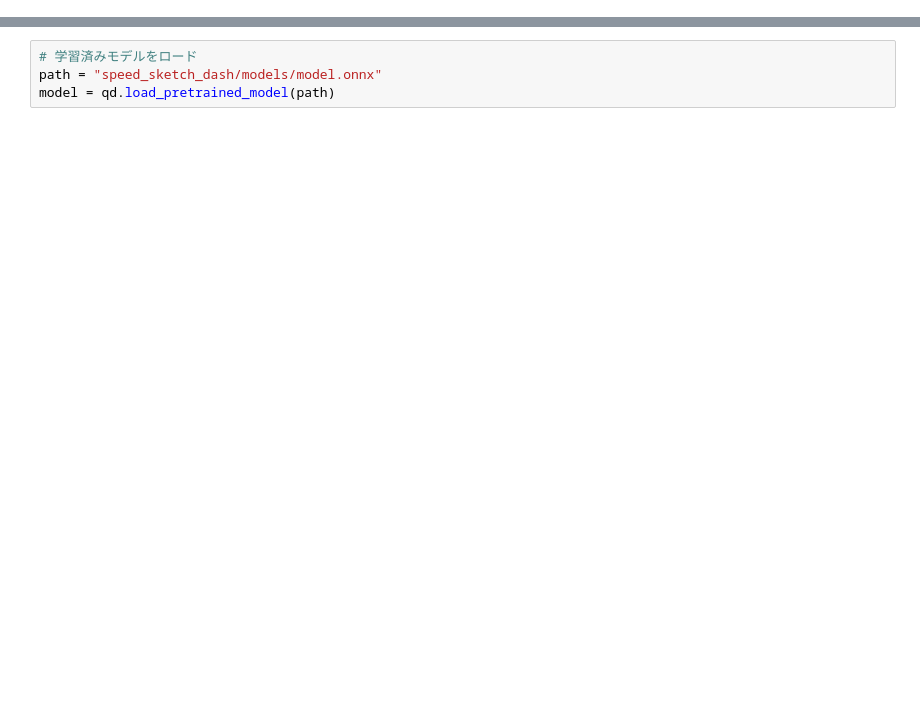
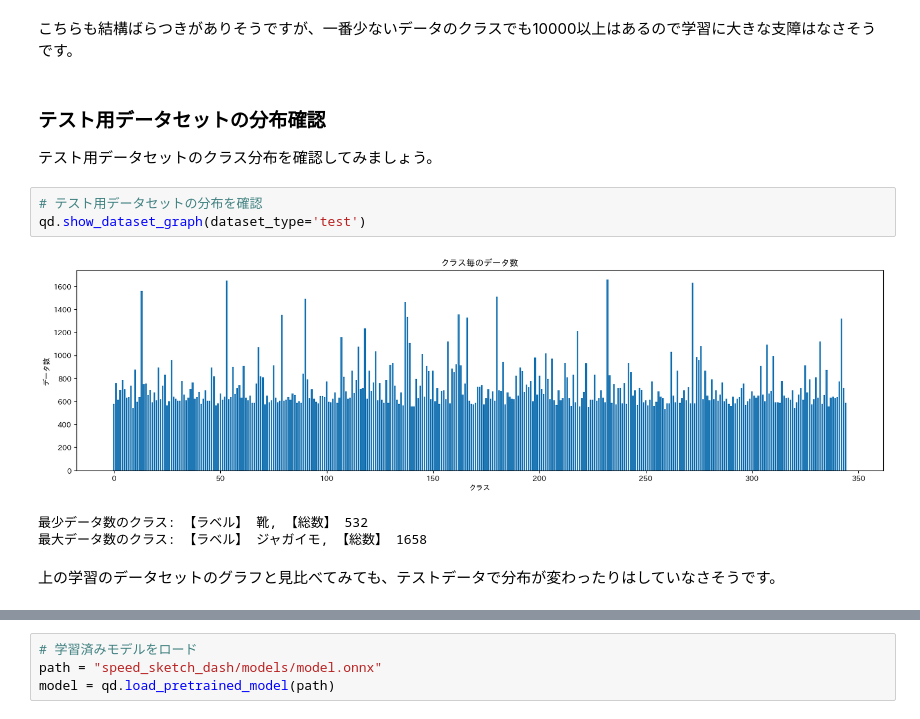
Before and after one commit to shimasan0118/ai-education-2024, a Jupyter notebook: day_1/手書きの絵を認識するゲームを作る.ipynb, the cells around one changed output, grey strips where cells are left out. Drawn from its saved outputs; the diff is of its cells as text; blank space fills up the shorter version.

```diff
--- a/day_1/手書きの絵を認識するゲームを作る.ipynb
+++ b/day_1/手書きの絵を認識するゲームを作る.ipynb
@@ -13,0 +48,15 @@ qd.show_dataset_num()
+# %% [markdown]
+こちらも結構ばらつきがありそうですが、一番少ないデータのクラスでも10000以上はあるので学習に大きな支障はなさそうです。
+# %% [markdown]
+### テスト用データセットの分布確認
+
+テスト用データセットのクラス分布を確認してみましょう。
+# %%
+# テスト用データセットの分布を確認
+qd.show_dataset_graph(dataset_type='test')
+# %% [output]
+[figure, added]
+最少データ数のクラス: 【ラベル】 靴, 【総数】 532
+最大データ数のクラス: 【ラベル】 ジャガイモ, 【総数】 1658
+# %% [markdown]
+上の学習のデータセットのグラフと見比べてみても、テストデータで分布が変わったりはしていなさそうです。
```
Also changed, not shown: parts of 33 cells of this notebook, 5 other files.
